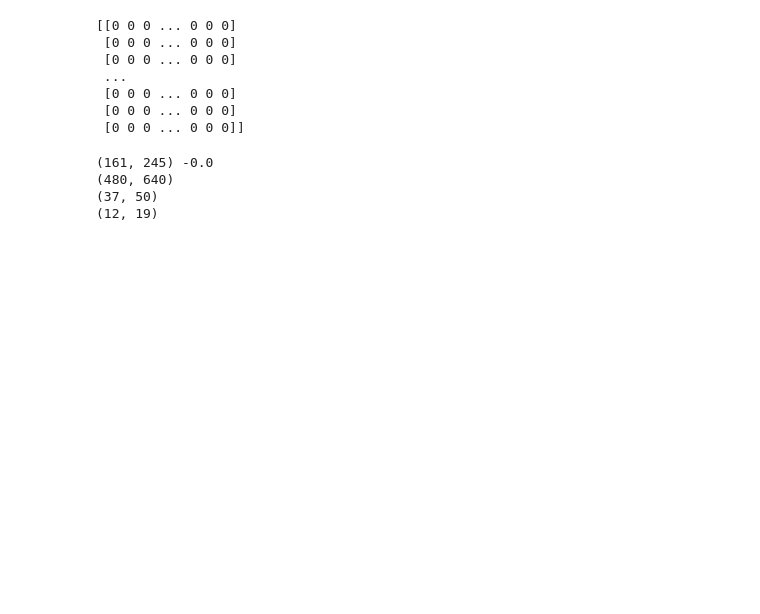
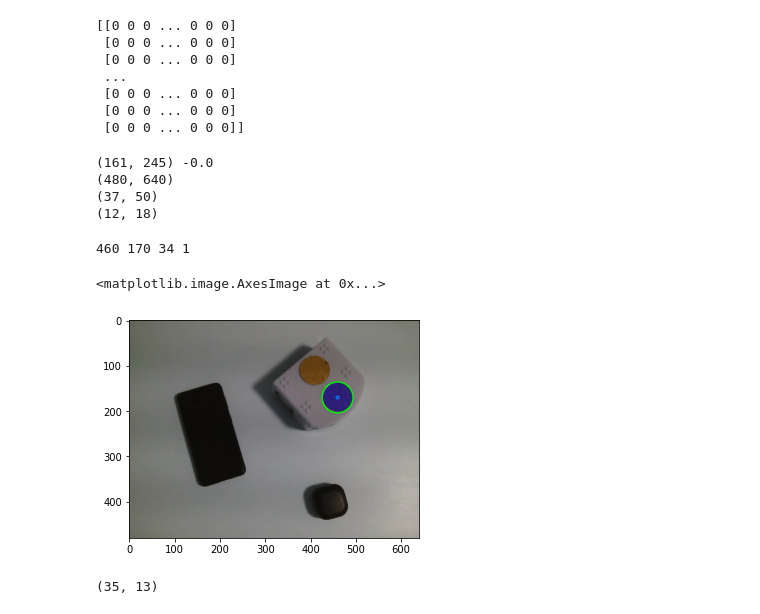
Before and after one commit to AntoineDelaloye/mobile_robotics_project, a Jupyter notebook: Vision.ipynb, the cells around one changed output. Saved outputs shown, nothing was run; the diff lists cells and outputs as text; code cells hidden in the pictures; blank space fills up the shorter version.

Commit message:
Add objective detection

```diff
--- a/Vision.ipynb
+++ b/Vision.ipynb
@@ -362,9 +392,32 @@ print(img_rgb.shape[:2])
 print(binary_map.shape[:2])
 h, w = img_rgb.shape[:2]
 hb, wb = binary_map.shape[:2]
-print((int(cx/h*hb),int(cy/w*wb)))
+print((int(cx/w*wb),int(cy/h*hb)))
 # %% [output]
 (161, 245) -0.0
 (480, 640)
 (37, 50)
-(12, 19)
+(12, 18)
+# %%
+img_circles = cv2.imread('capture1.png', cv2.IMREAD_COLOR)
+# %%
+gray_circle = cv2.cvtColor(img_circles, cv2.COLOR_BGR2GRAY)
+hist_circle = cv2.equalizeHist(gray_circle)
+blur_circle = cv2.GaussianBlur(hist_circle, (5,5), cv2.BORDER_DEFAULT)
+circles = cv2.HoughCircles(blur_circle, cv2.HOUGH_GRADIENT, dp= 1, minDist=100, param1=150, param2=35,
+                            minRadius=5, maxRadius=1000)
+if circles is not None: circles = np.round(circles[0, :]).astype("int")
+# %%
+x,y,r = circles[0]
+print(x,y,r, len(circles))
+# %% [output]
+460 170 34 1
+# %%
+circle_copy = img_circles.copy()
+for (x, y, r) in circles:
+    cv2.circle(circle_copy, (x, y), r, (0, 255, 0), 2)
+    cv2.circle(circle_copy, (x, y), 3, (0, 128, 255), 2)
+plt.imshow(circle_copy)
+# %% [output]
+<matplotlib.image.AxesImage at 0x...>
+[figure, added]
@@ -370,0 +430,4 @@ print((int(cx/h*hb),int(cy/w*wb)))
+# %%
+objective_pos
+# %% [output]
+(35, 13)
```
Also changed, not shown: parts of 3 cells of this notebook.
